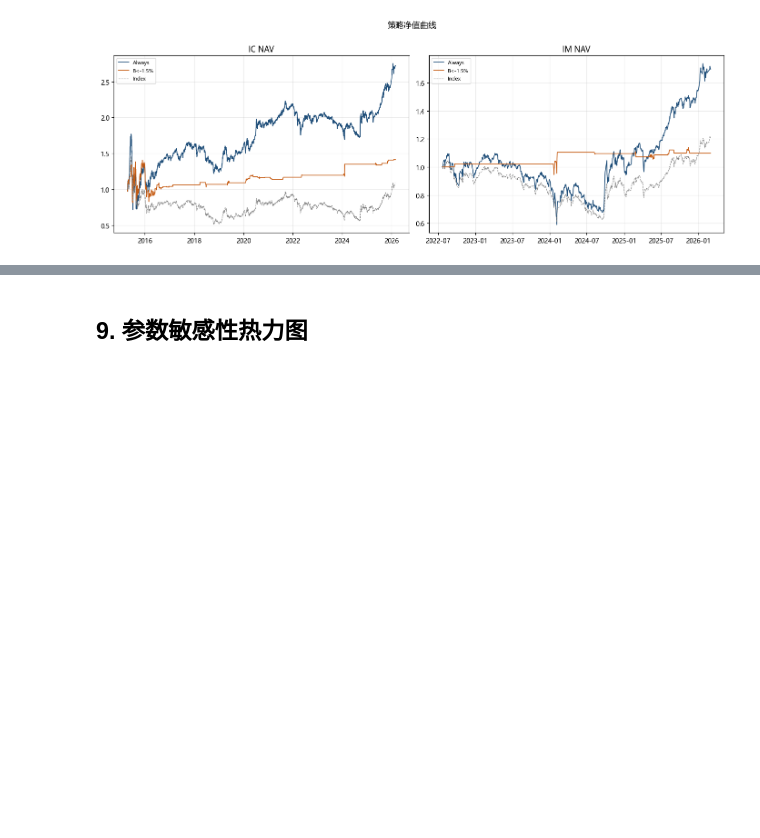
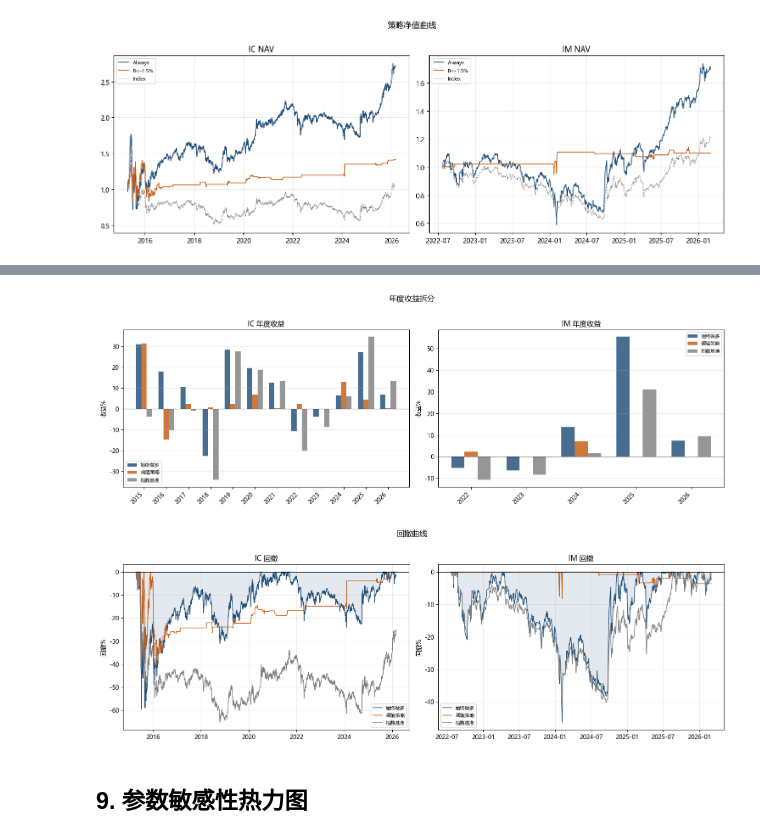
Before and after one commit to epiphany24262/stock_index_future, a Jupyter notebook: notebooks/股指期货套利策略研究.ipynb, the cells around one changed output, grey strips where cells are left out. Saved outputs shown, nothing was run; the diff lists cells and outputs as text; code cells hidden in the pictures; blank space fills up the shorter version.

```diff
--- a/notebooks/股指期货套利策略研究.ipynb
+++ b/notebooks/股指期货套利策略研究.ipynb
@@ -456,3 +460,70 @@ plt.savefig(FIGURE_DIR/'fig_nav.png', dpi=150, bbox_inches='tight'); plt.show()
+# %%
+# SECTION 8B: Annual Return and Drawdown Charts
+# ================================================================
+def _annual_returns(dates, nav):
+    df = pd.DataFrame({'date': pd.to_datetime(dates), 'nav': np.asarray(nav, dtype=float)}).dropna()
+    df['year'] = df['date'].dt.year
+    rows = []
+    for y, g in df.groupby('year'):
+        if len(g) >= 2 and g['nav'].iloc[0] > 0:
+            rows.append({'year': int(y), 'return': g['nav'].iloc[-1] / g['nav'].iloc[0] - 1})
+    return pd.DataFrame(rows)
+
+def _drawdown(nav):
+    nav = np.asarray(nav, dtype=float)
+    peak = np.maximum.accumulate(nav)
+    return nav / peak - 1
+
+def _series_for(prod, bt, mdf):
+    dates = pd.to_datetime(mdf['date'].values)
+    return {
+        '始终做多': (dates[:len(bt['always']['roll_1']['nav'])], bt['always']['roll_1']['nav']),
+        '阈值策略': (dates[:len(bt['basis_1.5']['roll_1']['nav'])], bt['basis_1.5']['roll_1']['nav']),
+        '指数基准': (dates[:len(bt['index']['nav'])], bt['index']['nav']),
+    }
+
+colors = {'始终做多': '#1f4e79', '阈值策略': '#c55a11', '指数基准': '#7f7f7f'}
+fig, axes = plt.subplots(1, 2, figsize=(15, 5))
+for ax, prod, bt, mdf in [(axes[0], 'IC', bt_ic, ic_main), (axes[1], 'IM', bt_im, im_main)]:
+    pieces = []
+    for name, (dates, nav) in _series_for(prod, bt, mdf).items():
+        tmp = _annual_returns(dates, nav)
+        tmp['series'] = name
+        pieces.append(tmp)
+    annual = pd.concat(pieces, ignore_index=True)
+    pivot = annual.pivot(index='year', columns='series', values='return').sort_index()
+    x = np.arange(len(pivot.index)); width = 0.24
+    for j, name in enumerate(['始终做多', '阈值策略', '指数基准']):
+        vals = pivot[name].values * 100 if name in pivot else np.zeros(len(pivot))
+        ax.bar(x + (j-1)*width, vals, width=width, label=name, color=colors[name], alpha=0.82)
+    ax.axhline(0, color='black', lw=0.8)
+    ax.set_xticks(x); ax.set_xticklabels(pivot.index.astype(str), rotation=45, ha='right')
+    ax.set_title(f'{prod} 年度收益')
+    ax.set_ylabel('收益%')
+    ax.grid(axis='y', alpha=0.25)
+    ax.legend(fontsize=8)
+plt.suptitle('年度收益拆分', fontsize=13, y=1.02)
+plt.tight_layout(); figure_paths.append(FIGURE_DIR/'fig_annual.png')
+plt.savefig(FIGURE_DIR/'fig_annual.png', dpi=150, bbox_inches='tight'); plt.show()
+
+fig, axes = plt.subplots(1, 2, figsize=(15, 5))
+for ax, prod, bt, mdf in [(axes[0], 'IC', bt_ic, ic_main), (axes[1], 'IM', bt_im, im_main)]:
+    for name, (dates, nav) in _series_for(prod, bt, mdf).items():
+        dd = _drawdown(nav) * 100
+        ax.plot(dates[:len(dd)], dd, lw=1.1, color=colors[name], label=name)
+        if name == '始终做多':
+            ax.fill_between(dates[:len(dd)], dd, 0, color=colors[name], alpha=0.12)
+    ax.axhline(0, color='black', lw=0.8)
+    ax.set_title(f'{prod} 回撤')
+    ax.set_ylabel('回撤%')
+    ax.grid(True, alpha=0.25)
+    ax.legend(fontsize=8)
+plt.suptitle('回撤曲线', fontsize=13, y=1.02)
+plt.tight_layout(); figure_paths.append(FIGURE_DIR/'fig_drawdown.png')
+plt.savefig(FIGURE_DIR/'fig_drawdown.png', dpi=150, bbox_inches='tight'); plt.show()
+# %% [output]
+[figure, added]
+[figure, added]
 # %% [markdown]
 ## 9. 参数敏感性热力图
 # %%
```
Also changed, not shown: parts of 17 cells of this notebook, 18 other files.
